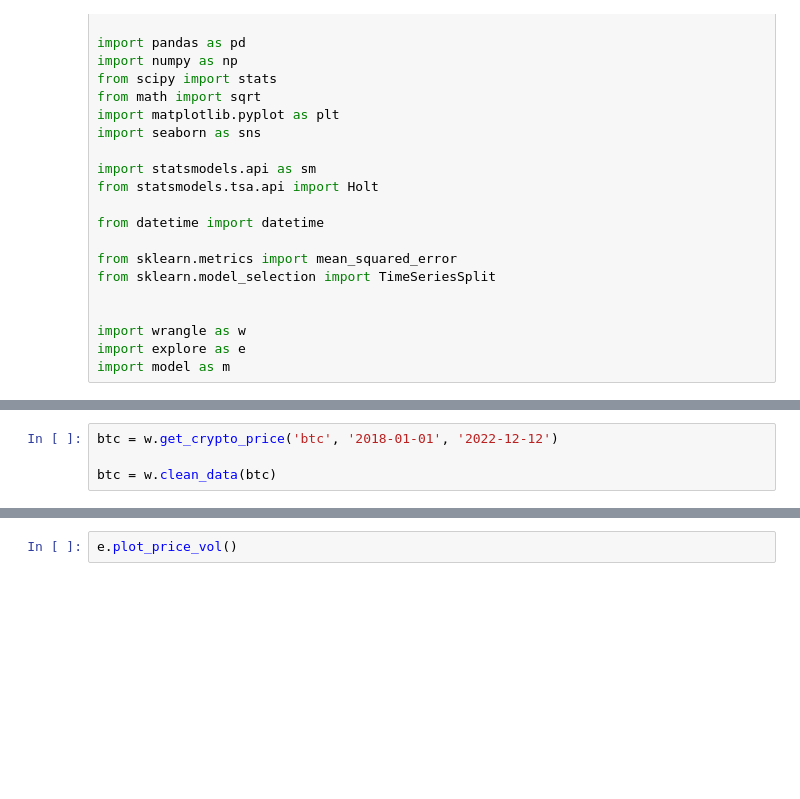
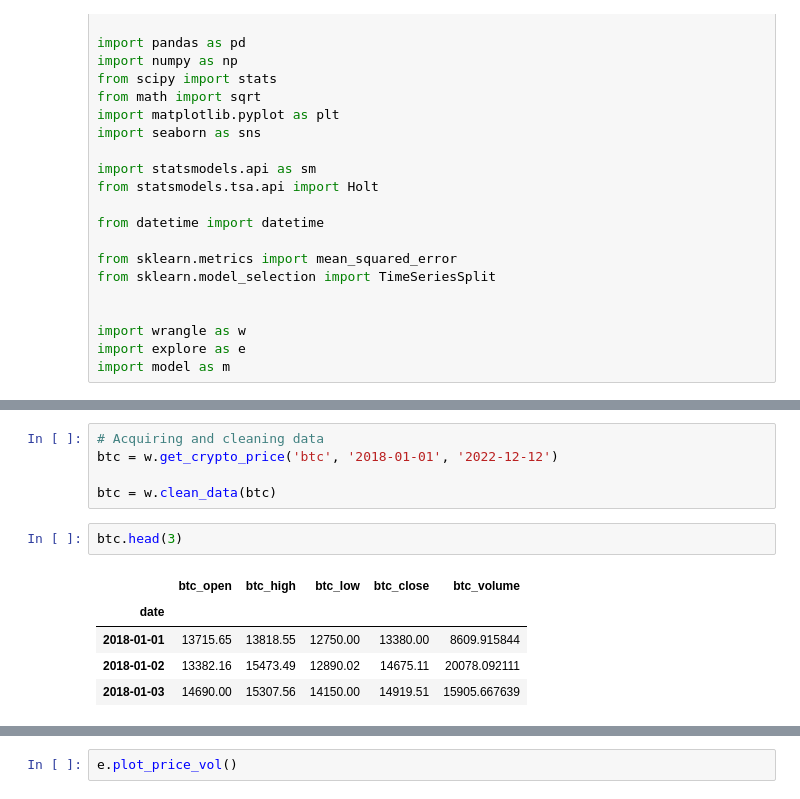
Before and after one commit to Michael-Austin-Mesa/personal-project, a Jupyter notebook: Final_Report.ipynb, the cells around one changed output, grey strips where cells are left out. Saved outputs shown, nothing was run; the diff lists cells and outputs as text; blank space fills up the shorter version.

```diff
--- a/Final_Report.ipynb
+++ b/Final_Report.ipynb
@@ -27,4 +50,13 @@ import model as m
 # %%
+# Acquiring and cleaning data
 btc = w.get_crypto_price('btc', '2018-01-01', '2022-12-12')
 
 btc = w.clean_data(btc)
+# %%
+btc.head(3)
+# %% [output]
+|  | btc_open | btc_high | btc_low | btc_close | btc_volume |
+| date |  |  |  |  |  |
+| 2018-01-01 | 13715.65 | 13818.55 | 12750.00 | 13380.00 | 8609.915844 |
+| 2018-01-02 | 13382.16 | 15473.49 | 12890.02 | 14675.11 | 20078.092111 |
+| 2018-01-03 | 14690.00 | 15307.56 | 14150.00 | 14919.51 | 15905.667639 |
```
Also changed, not shown: parts of 21 cells of this notebook.
